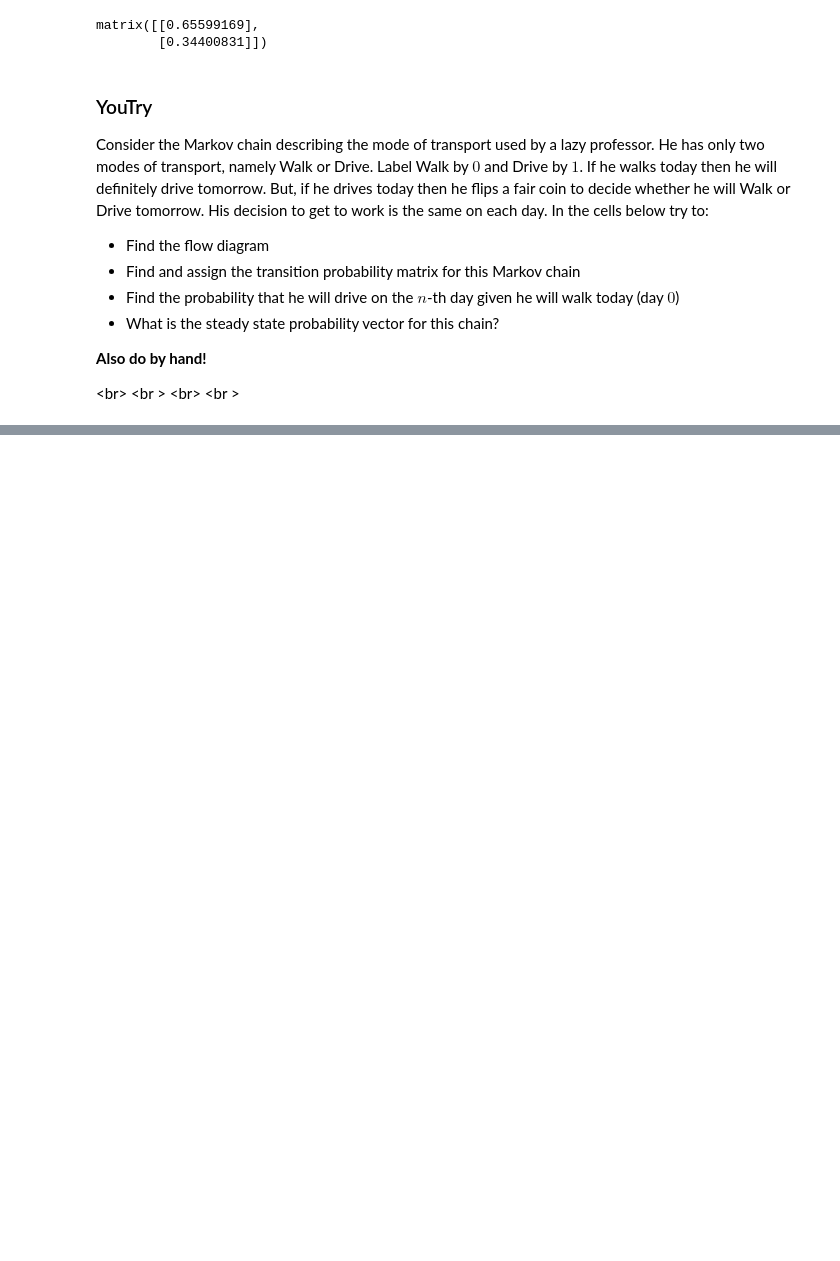
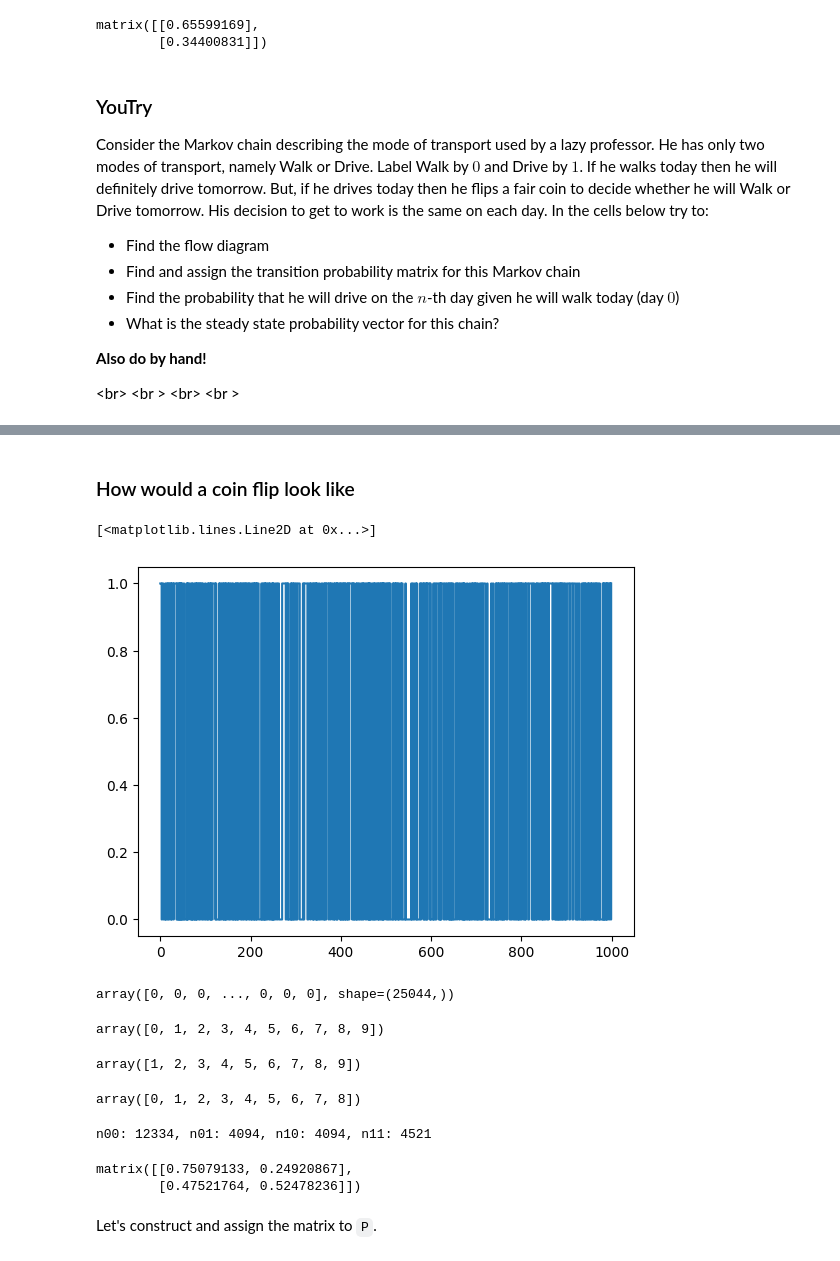
Before and after one commit to JonnaBauer/1MS041-2025, a Jupyter notebook: notebooks/09-Markov_chains.ipynb, the cells around one changed output, grey strips where cells are left out. Cells and saved outputs as stored; diff of their text form; code cells hidden in the pictures; blank space fills up the shorter version.

```diff
--- a/notebooks/09-Markov_chains.ipynb
+++ b/notebooks/09-Markov_chains.ipynb
@@ -463,0 +538,26 @@ Consider the Markov chain describing the mode of transport used by a lazy profes
+# %% [markdown]
+### How would a coin flip look like
+# %%
+import numpy as np
+X = np.random.randint(0, 2, size=1000)
+plt.step(range(1000), X, where='post')
+# %% [output]
+[<matplotlib.lines.Line2D at 0x...>]
+[figure, added]
+# %%
+wet_or_dry
+# %% [output]
+array([0, 0, 0, ..., 0, 0, 0], shape=(25044,))
+# %%
+x = np.arange(10)
+x
+# %% [output]
+array([0, 1, 2, 3, 4, 5, 6, 7, 8, 9])
+# %%
+x[1:]
+# %% [output]
+array([1, 2, 3, 4, 5, 6, 7, 8, 9])
+# %%
+x[:-1]
+# %% [output]
+array([0, 1, 2, 3, 4, 5, 6, 7, 8])
@@ -463,0 +571,14 @@ Consider the Markov chain describing the mode of transport used by a lazy profes
+# %%
+print(f"n00: {n00}, n01: {n01}, n10: {n10}, n11: {n11}")
+# %% [output]
+n00: 12334, n01: 4094, n10: 4094, n11: 4521
+# %%
+P_est = np.matrix([[n00/(n00+n01),n01/(n00+n01)],
+                   [n10/(n10+n11),n11/(n10+n11)]])
+#plot_markov_chain(["Wet","dry"],P_est,layout="circular")
+P_est
+# %% [output]
+matrix([[0.75079133, 0.24920867],
+        [0.47521764, 0.52478236]])
+# %% [markdown]
+Let's construct and assign the matrix to `P`.
```
Also changed, not shown: parts of 23 cells of this notebook, 50 other files.
